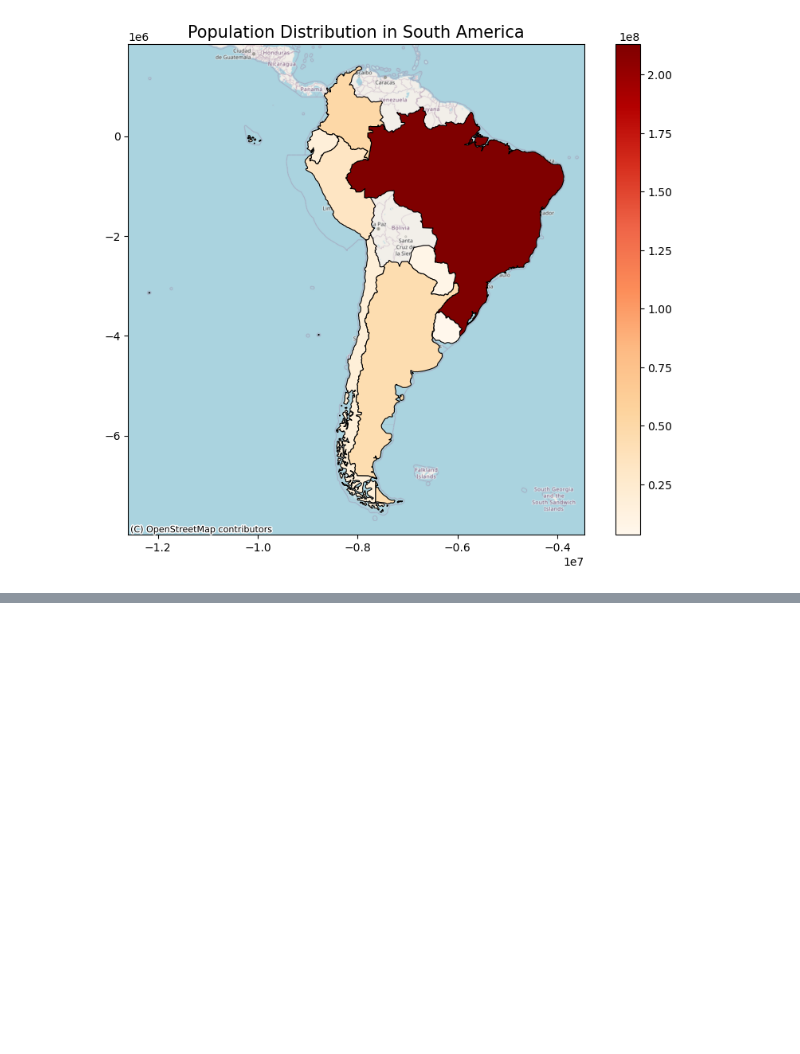
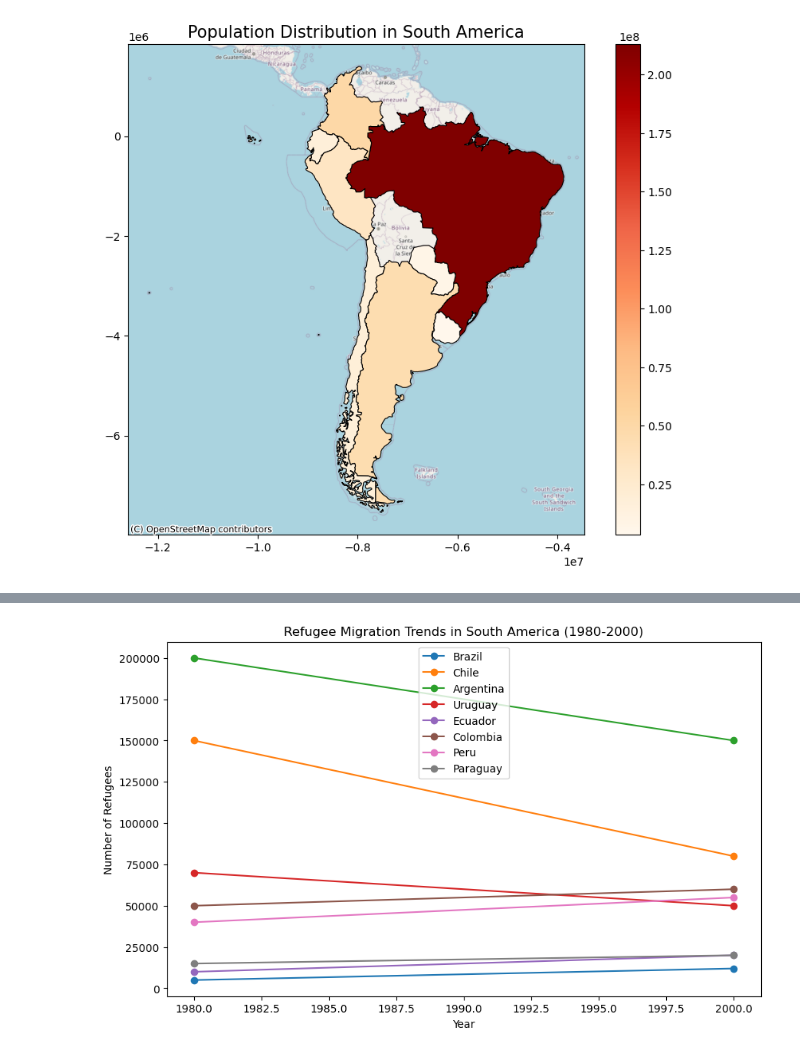
Before and after one commit to celestebasken/Project1, a Jupyter notebook: joc_workspace.ipynb, the cells around one changed output, grey strips where cells are left out. Saved outputs shown, nothing was run; the diff lists cells and outputs as text; code cells hidden in the pictures; blank space fills up the shorter version.

```diff
--- a/joc_workspace.ipynb
+++ b/joc_workspace.ipynb
@@ -106,0 +156,22 @@ plt.show()
+# %%
+# Create refugee migration data & refugee migration trends
+migration_data = {
+    "Country": ["Brazil", "Chile", "Argentina", "Uruguay", "Ecuador", "Colombia", "Peru", "Paraguay"],
+    "Refugees_1980": [5000, 150000, 200000, 70000, 10000, 50000, 40000, 15000],
+    "Refugees_2000": [12000, 80000, 150000, 50000, 20000, 60000, 55000, 20000]
+}
+migration_df = pd.DataFrame(migration_data)
+merged_migration_df = merged_df.merge(migration_df, on="Country")
+
+fig, ax = plt.subplots(figsize=(10, 6))
+for country in selected_countries:
+    plt.plot([1980, 2000],
+             migration_df[migration_df['Country'] == country].iloc[:, 1:].values.flatten(),
+             marker='o', label=country)
+plt.title("Refugee Migration Trends in South America (1980-2000)")
+plt.xlabel("Year")
+plt.ylabel("Number of Refugees")
+plt.legend()
+plt.show()
+# %% [output]
+[figure, added]
```
Also changed, not shown: parts of 10 cells of this notebook.
